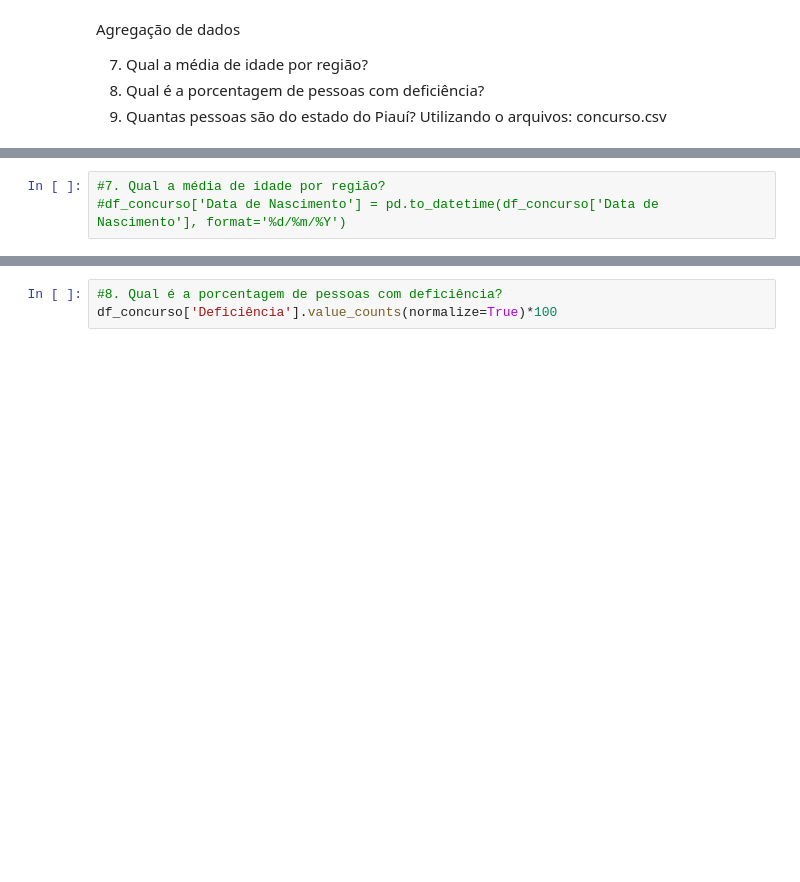
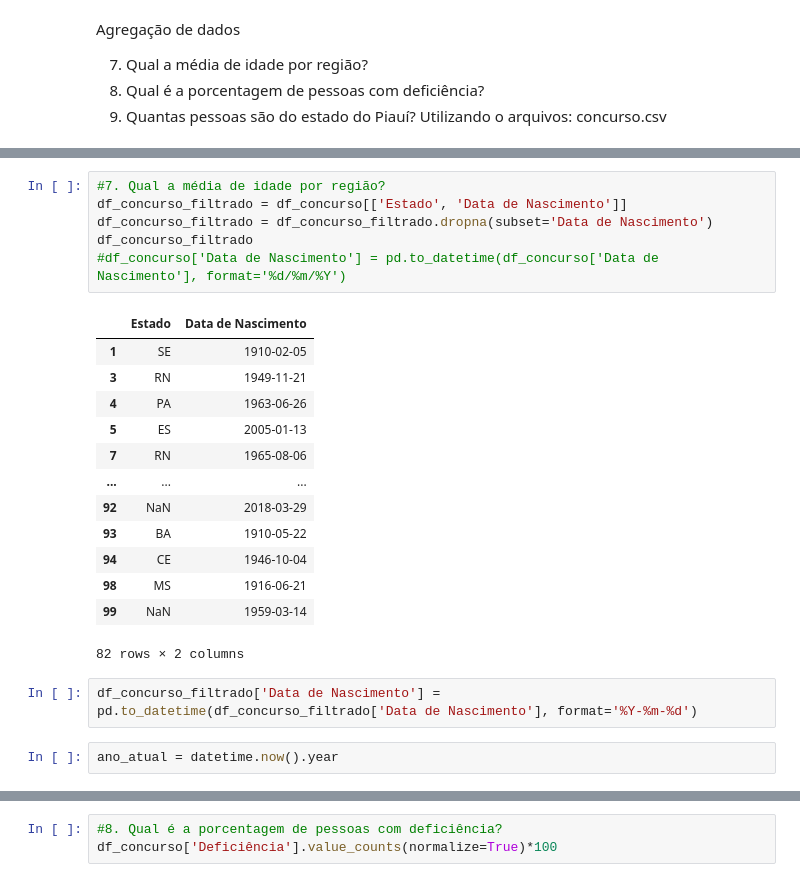
Before and after one commit to lidiaperside/python-para-dados-womakerscode, a Jupyter notebook: exercicio-pandas.ipynb, the cells around one changed output, grey strips where cells are left out. Drawn from its saved outputs; the diff is of its cells as text; blank space fills up the shorter version.

```diff
--- a/exercicio-pandas.ipynb
+++ b/exercicio-pandas.ipynb
@@ -114,4 +114,25 @@ df_concurso.head()
 | 4 | 22369508-74a2-403b-8237-1851971a08d6 | 1963-06-26 | 2022-01-23 21:48:36 | Pires do Oeste | PA | F | Não | ... |
 # %%
 #7. Qual a média de idade por região?
+df_concurso_filtrado = df_concurso[['Estado', 'Data de Nascimento']]
+df_concurso_filtrado = df_concurso_filtrado.dropna(subset='Data de Nascimento')
+df_concurso_filtrado
 #df_concurso['Data de Nascimento'] = pd.to_datetime(df_concurso['Data de Nascimento'], format='%d/%m/%Y')
+# %% [output]
+|  | Estado | Data de Nascimento |
+| 1 | SE | 1910-02-05 |
+| 3 | RN | 1949-11-21 |
+| 4 | PA | 1963-06-26 |
+| 5 | ES | 2005-01-13 |
+| 7 | RN | 1965-08-06 |
+| ... | ... | ... |
+| 92 | NaN | 2018-03-29 |
+| 93 | BA | 1910-05-22 |
+| 94 | CE | 1946-10-04 |
+| 98 | MS | 1916-06-21 |
+| 99 | NaN | 1959-03-14 |
+82 rows × 2 columns
+# %%
+df_concurso_filtrado['Data de Nascimento'] = pd.to_datetime(df_concurso_filtrado['Data de Nascimento'], format='%Y-%m-%d')
+# %%
+ano_atual = datetime.now().year
```
Also changed, not shown: parts of 6 cells of this notebook.
